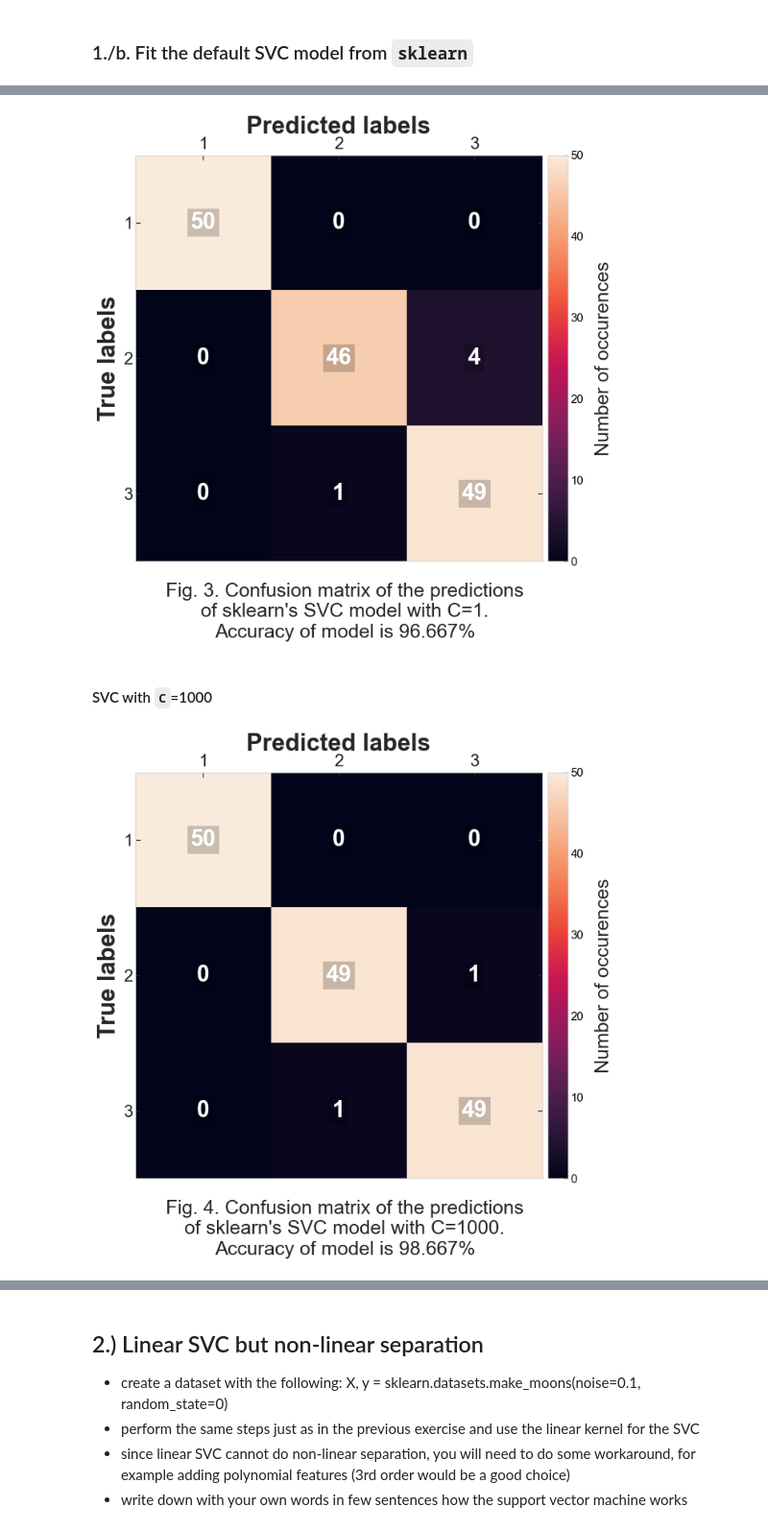
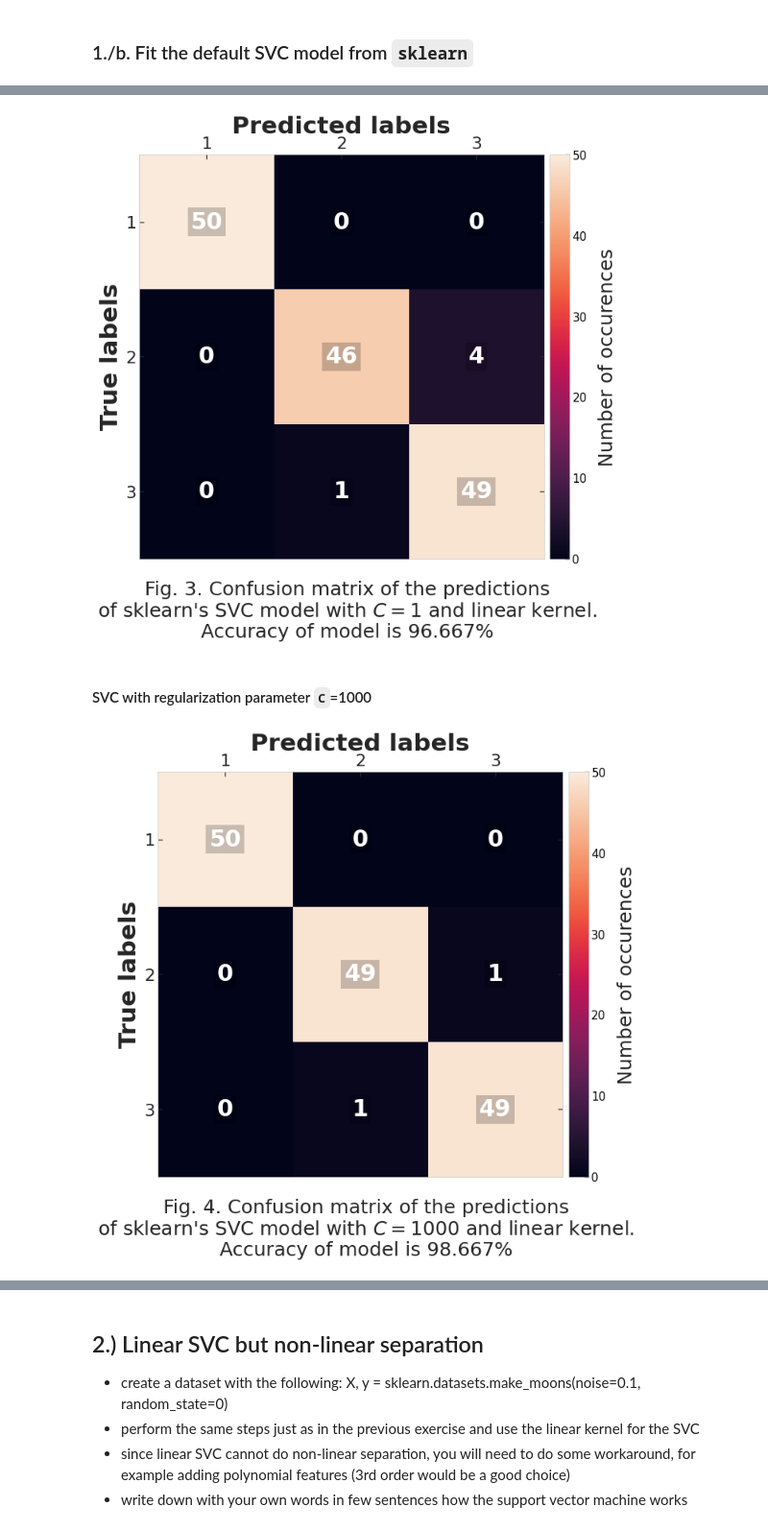
Before and after one commit to masterdesky/ELTE-data-mining-2020, a Jupyter notebook: Homeworks/Week 7/homework_07.ipynb, the cells around one changed output, grey strips where cells are left out. Shown at 96% size. Saved outputs shown, nothing was run; the diff lists cells and outputs as text; code cells hidden in the pictures.

```diff
--- a/Homeworks/Week 7/homework_07.ipynb
+++ b/Homeworks/Week 7/homework_07.ipynb
@@ -83,6 +84,10 @@ sns.set_style({'axes.axisbelow': True,
 
 # Colorpalettes, colormaps, etc.
 sns.set_palette(palette='rocket')
+rocket_cmap = sns.color_palette('rocket', as_cmap=True)
+
+target_colors = np.array([cm.magma(0.5), cm.magma(0.75), cm.magma(0.93)])
+feature_colors = np.array([rocket_cmap(0.17), cm.magma(0.45), cm.magma(0.60), cm.magma(0.75)])
 # %% [markdown]
 ## 1.) Linear SVC in case of linear separation
 
@@ -161,14 +171,11 @@ fig, axes = plt.subplots(nrows, ncols, figsize=(ncols*8,nrows*8),
                          facecolor='black', subplot_kw={'facecolor' : 'black'})
 fig.subplots_adjust(hspace=0.09, wspace=0.04)
 
-# Colors...
-rocket_cmap = sns.color_palette('rocket', as_cmap=True)
-palette = [rocket_cmap(0.17), cm.magma(0.45), cm.magma(0.60), cm.magma(0.75)]
 # Visualization style of figure
 methods = ['poly', 'bars']
 for i, ax in enumerate(axes):
     sns.histplot(X, stat='count', element=methods[i], cumulative=False, common_bins=True,
-                 palette=palette,
+                 palette=feature_colors,
                  ax=ax)
     ax.set_xlabel('Feature value [cm]', fontsize=axislabelsize, fontweight='bold', color='white')
     ax.set_ylabel('Count', fontsize=axislabelsize, fontweight='bold', color='white')
@@ -178,5 +185,10 @@ for i, ax in enumerate(axes):
 
 axes[0].set_title('Maybe this one is the best imho', fontsize=axistitlesize, fontweight='bold', color='white')
 
+plt.suptitle('Fig. 1. Distribution of the feature values in the\n' +
+             'Iris dataset. (Only test figure to test color palette.)',
+             color='white',
+             fontsize=axistitlesize+5, y=0.0)
+
 plt.show()
 # %% [output]
@@ -243,7 +254,7 @@ def accuracy_metric(y_test, y_pred):
             correct += 1
     return correct / len(y_test) * 100
 # %%
-def plot_confusion_matrix(conf_mat, y, title=None):
+def plot_confusion_matrix(conf_mat, y, labels=None, title=None):
     """
     Plots a confusion matrix
     """
@@ -259,10 +270,17 @@ def plot_confusion_matrix(conf_mat, y, title=None):
                       bbox=dict(color=np.array((0,0,0,0.2)), lw=0)
                      )
 
-    axes.set_xticks([i for i in range(len(set(y)))])
-    axes.set_xticklabels([i+1 for i in range(len(set(y)))])
-    axes.set_yticks([i for i in range(len(set(y)))])
-    axes.set_yticklabels([i+1 for i in range(len(set(y)))])
+    # Set axis tick locations and labels
+    ticks = [i for i in range(len(set(y)))]
+    if labels is None:
+        ticklabels = [i+1 for i in range(len(set(y)))]
+    else:
+        ticklabels = list(labels)
+
+    axes.set_xticks(ticks)
+    axes.set_xticklabels(ticklabels)
+    axes.set_yticks(ticks)
+    axes.set_yticklabels(ticklabels)
 
     axes.set_xlabel('Predicted labels', fontsize=axislabelsize+5, fontweight='bold')
     axes.set_ylabel('True labels', fontsize=axislabelsize+5, fontweight='bold')
@@ -297,12 +315,12 @@ accuracy = accuracy_metric(y_test=y, y_pred=y_pred)
 conf_mat = confusion_matrix(y, y_pred)
 # %%
 plot_confusion_matrix(conf_mat, y,
-                      title=('Fig. 3. Confusion matrix of the predictions\nof sklearn\'s SVC model with C=1.\n' +
+                      title=('Fig. 3. Confusion matrix of the predictions\nof sklearn\'s SVC model with $C=1$ and linear kernel.\n' +
                              'Accuracy of model is {0:.3f}%'.format(accuracy)))
 # %% [output]
-[figure, old version]
+[figure, new version]
 # %% [markdown]
-#### SVC with `C`=1000
+#### SVC with regularization parameter `C`=1000
 # %%
 # Define and fit the SVC model with C=1000 and linear kernel
 svc = SVC(C=1000, kernel='linear')
@@ -314,8 +332,8 @@ accuracy = accuracy_metric(y_test=y, y_pred=y_pred)
 conf_mat = confusion_matrix(y, y_pred)
 # %%
 plot_confusion_matrix(conf_mat, y,
-                      title=('Fig. 4. Confusion matrix of the predictions\nof sklearn\'s SVC model with C=1000.\n' +
+                      title=('Fig. 4. Confusion matrix of the predictions\nof sklearn\'s SVC model with $C=1000$ and linear kernel.\n' +
                              'Accuracy of model is {0:.3f}%'.format(accuracy)))
 # %% [output]
-[figure, old version]
+[figure, new version]
 # %% [markdown]
```
Also changed, not shown: parts of 54 cells of this notebook, 3 other files.
